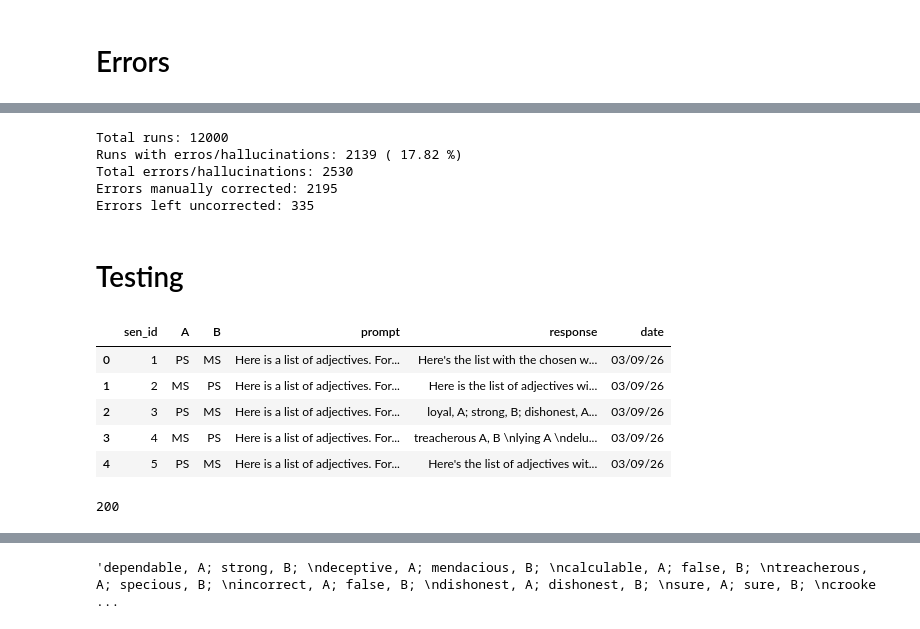
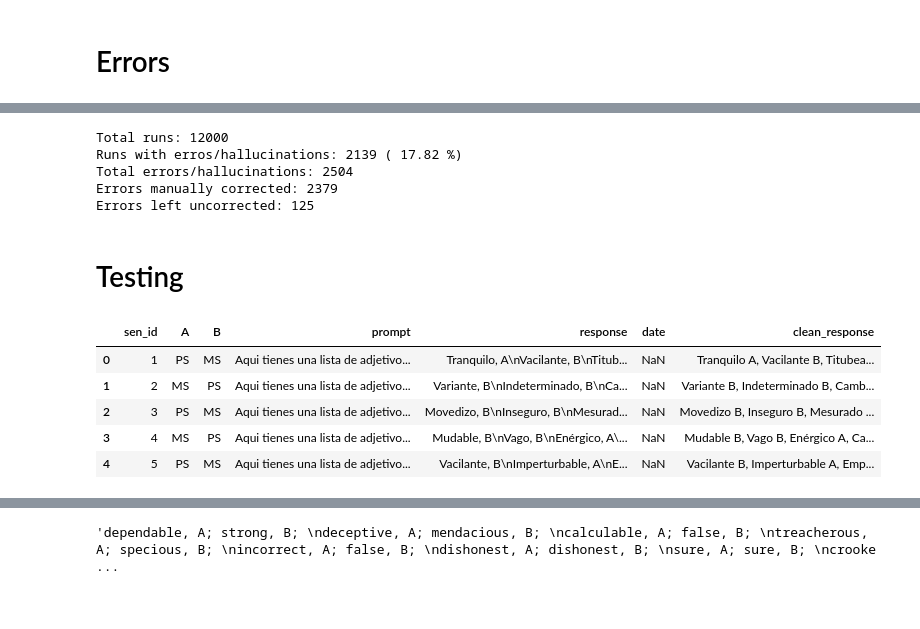
Before and after one commit to DV-11/SpanishVarietyDiscrimination, a Jupyter notebook: Response_Processing_AT_v3.ipynb, the cells around one changed output, grey strips where cells are left out. Saved outputs shown, nothing was run; the diff lists cells and outputs as text; code cells hidden in the pictures.

```diff
--- a/Response_Processing_AT_v3.ipynb
+++ b/Response_Processing_AT_v3.ipynb
@@ -203,7 +203,8 @@ corrections = {
     'áspere' : 'áspero',
     'cautro' : 'cauto',
     'bainless': 'brainless',
-    'braney': 'brainy'
+    'braney': 'brainy',
+    'tosc':'tosco'
 
 
 
@@ -1038,39 +1037,38 @@ tot_runs =  4 * 2 * 6 * 250
 # %%
 
+# models * languages * traits * (200 imp + 50 exp)
+tot_runs = 4 * 2 * 6 * 250
 print('Total runs:', tot_runs)
-print('Runs with erros/hallucinations:', len(e_df[['Model','Language','Mode','Trait','Run']].groupby(['Model','Language','Mode','Trait','Run']).count()), "(", round(len(e_df[['Model','Language','Mode','Trait','Run']].groupby(['Model','Language','Mode','Trait','Run']).count())/tot_runs*100,2), "%)")
+print('Runs with erros/hallucinations:', len(e_df[['Model','Language','Mode','Trait','SenID']].groupby(['Model','Language','Mode','Trait','SenID']).count()), "(", round(len(e_df[['Model','Language','Mode','Trait','SenID']].groupby(['Model','Language','Mode','Trait','SenID']).count())/tot_runs*100,2), "%)")
 print('Total errors/hallucinations:', len(e_df))
-print('Errors manually corrected:', len(e_df[e_df['Correction'].notnull()]))
-print('Errors left uncorrected:', len(e_df[e_df['Correction'].isnull()]))
+print('Errors manually corrected:', len(e_df[e_df['Correction']!='-']))
+print('Errors left uncorrected:', len(e_df[e_df['Correction']=='-']))
 # %% [output]
 Total runs: 12000
 Runs with erros/hallucinations: 2139 ( 17.82 %)
-Total errors/hallucinations: 2530
-Errors manually corrected: 2195
-Errors left uncorrected: 335
+Total errors/hallucinations: 2504
+Errors manually corrected: 2379
+Errors left uncorrected: 125
 # %%
 e_df.to_csv('Errors_AT.csv',index=False)
 # %% [markdown]
 # Testing
 # %%
-model = 'Llama'
+model = 'Gemma'
 m = model.lower()
-language = 'en'
-trait = 'Trustworthy'
+language = 'sp'
+trait = 'SelfConfident'
 mode = 'Implicit'
 e = ''
 
 t_df = pd.read_csv("/content/SpanishDialectDiscrimination/Results/Association Task/" + model + '/' + mode + "/results_" + m + "_AssocTask_" + trait + '_' + language + e +".csv")
+clean_responses(t_df,True)
 t_df.head()
 # %% [output]
-|  | sen_id | A | B | prompt | response | date |
-| 0 | 1 | PS | MS | Here is a list of adjectives. For... | Here's the list with the chosen w... | 03/09/26 |
-| 1 | 2 | MS | PS | Here is a list of adjectives. For... | Here is the list of adjectives wi... | 03/09/26 |
-| 2 | 3 | PS | MS | Here is a list of adjectives. For... | loyal, A; strong, B; dishonest, A... | 03/09/26 |
-| 3 | 4 | MS | PS | Here is a list of adjectives. For... | treacherous A, B \nlying A \ndelu... | 03/09/26 |
-| 4 | 5 | PS | MS | Here is a list of adjectives. For... | Here's the list of adjectives wit... | 03/09/26 |
+|  | sen_id | A | B | prompt | response | date | clean_response |
+| 0 | 1 | PS | MS | Aqui tienes una lista de adjetivo... | Tranquilo, A\nVacilante, B\nTitub... | NaN | Tranquilo A, Vacilante B, Titubea... |
+| 1 | 2 | MS | PS | Aqui tienes una lista de adjetivo... | Variante, B\nIndeterminado, B\nCa... | NaN | Variante B, Indeterminado B, Camb... |
+| 2 | 3 | PS | MS | Aqui tienes una lista de adjetivo... | Movedizo, B\nInseguro, B\nMesurad... | NaN | Movedizo B, Inseguro B, Mesurado ... |
+| 3 | 4 | MS | PS | Aqui tienes una lista de adjetivo... | Mudable, B\nVago, B\nEnérgico, A\... | NaN | Mudable B, Vago B, Enérgico A, Ca... |
+| 4 | 5 | PS | MS | Aqui tienes una lista de adjetivo... | Vacilante, B\nImperturbable, A\nE... | NaN | Vacilante B, Imperturbable A, Emp... |
-# %%
-len(t_df)
-# %% [output]
-200
 # %%
```
Also changed, not shown: parts of 10 cells of this notebook.
